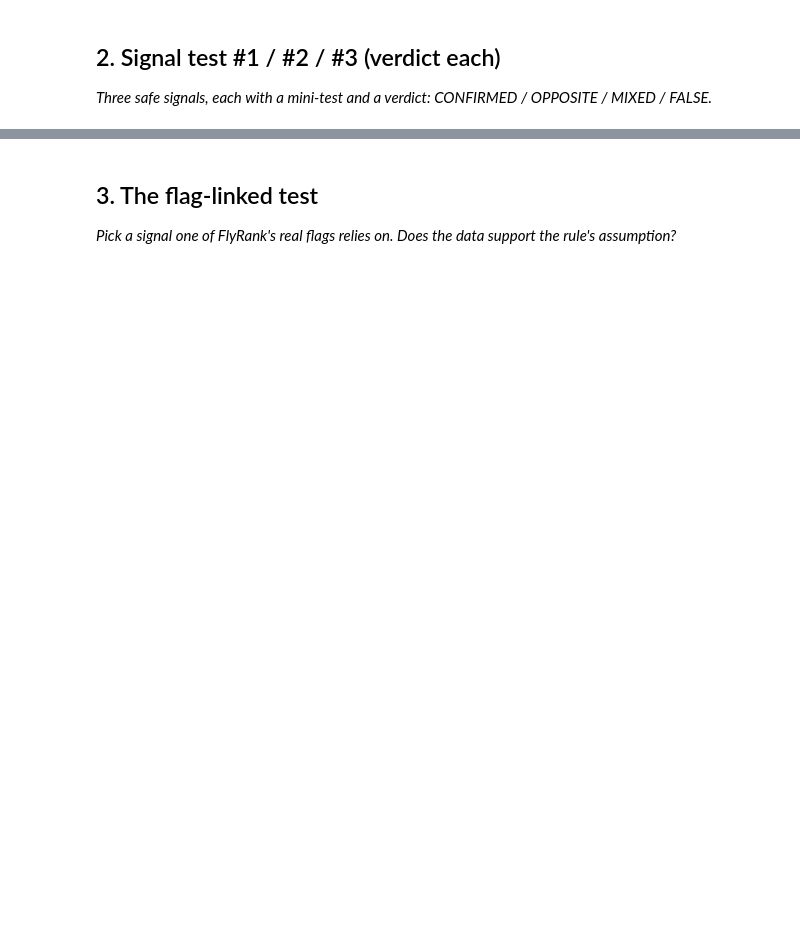
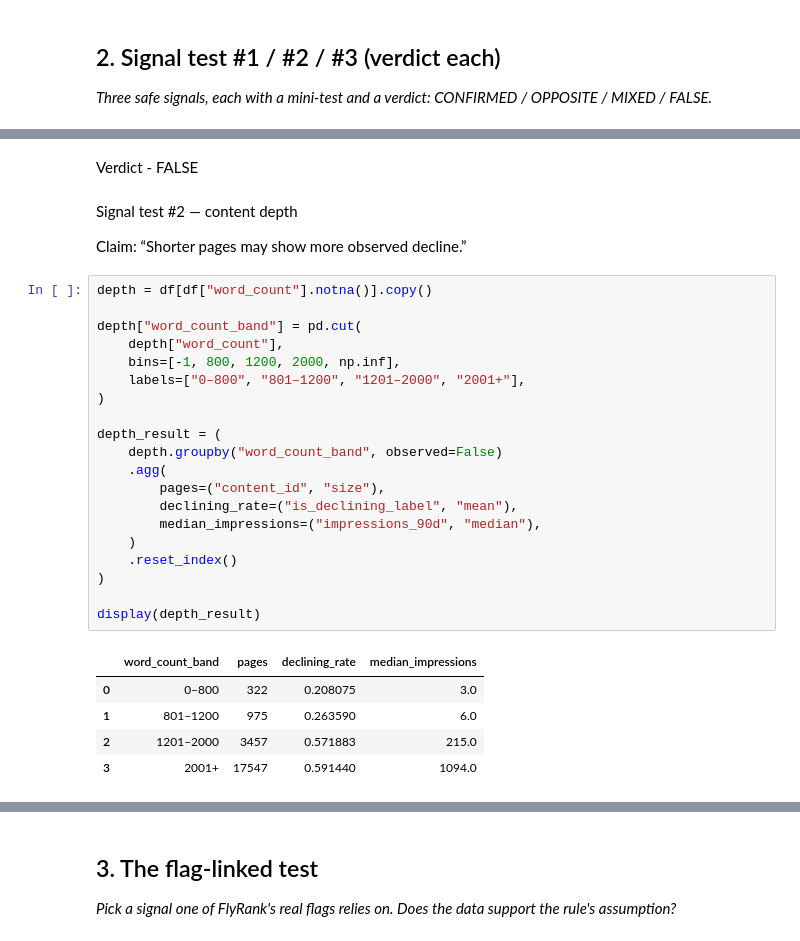
Before and after one commit to rudrabansal10/FlyRank_Internship, a Jupyter notebook: work/notebooks/w04_signal_audit.ipynb, the cells around one changed output, grey strips where cells are left out. Drawn from its saved outputs; the diff is of its cells as text; blank space fills up the shorter version.

```diff
--- a/work/notebooks/w04_signal_audit.ipynb
+++ b/work/notebooks/w04_signal_audit.ipynb
@@ -16,0 +96,32 @@ This skeleton is yours to fill. Work the sections **in order** — each one has
+# %% [markdown]
+Verdict - FALSE
+# %% [markdown]
+Signal test #2 — content depth
+
+Claim: “Shorter pages may show more observed decline.”
+# %%
+depth = df[df["word_count"].notna()].copy()
+
+depth["word_count_band"] = pd.cut(
+    depth["word_count"],
+    bins=[-1, 800, 1200, 2000, np.inf],
+    labels=["0–800", "801–1200", "1201–2000", "2001+"],
+)
+
+depth_result = (
+    depth.groupby("word_count_band", observed=False)
+    .agg(
+        pages=("content_id", "size"),
+        declining_rate=("is_declining_label", "mean"),
+        median_impressions=("impressions_90d", "median"),
+    )
+    .reset_index()
+)
+
+display(depth_result)
+# %% [output]
+|  | word_count_band | pages | declining_rate | median_impressions |
+| 0 | 0–800 | 322 | 0.208075 | 3.0 |
+| 1 | 801–1200 | 975 | 0.263590 | 6.0 |
+| 2 | 1201–2000 | 3457 | 0.571883 | 215.0 |
+| 3 | 2001+ | 17547 | 0.591440 | 1094.0 |
```
Also changed, not shown: parts of 14 cells of this notebook.
